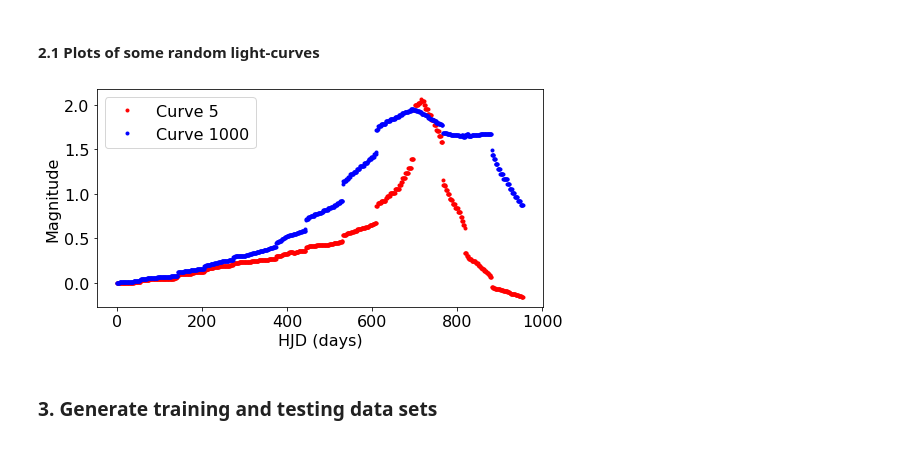
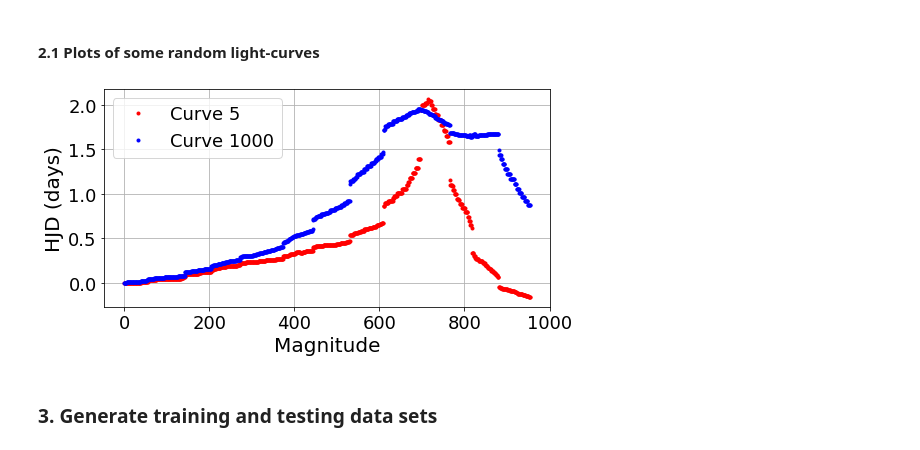
Before and after one commit to SoumyaShreeram/Microlensing_with_NeuralNets, a Jupyter notebook: 03_Optimizing_and_testing_NNs.ipynb, the cells around one changed output. Drawn from its saved outputs; the diff is of its cells as text; code cells hidden in the pictures.

```diff
--- a/03_Optimizing_and_testing_NNs.ipynb
+++ b/03_Optimizing_and_testing_NNs.ipynb
@@ -65,8 +65,8 @@ data_dir = r'/content/gdrive/My Drive/training_set_microlensing/'
 # %%
 v_t = [500, 300] # transverse velcity
 v_t_idx = 0 # choose index value for the velocity you would like (0 or 1)
-r_0 = [2,4,10,15,20,30,40,60,80,100] # scale radius
-
+r_0 = (2,4,10,15,20,30,40,60,80,100) # scale radius
+output_class_names = [str(r) for r in r_0 ]
 # reloads the file if any changes are made in the methods
 importlib.reload(dat)
 # %% [output]
@@ -94,11 +94,11 @@ for i, rad in enumerate(r_0):
 # %%
 fig, ax = plt.subplots(1, 1, figsize=(8,4))
 n = [5, 1000]
 ax.plot(l_curves[n[0], :], 'r.', label='Curve %i'%(n[0]))
 ax.plot(l_curves[n[1], :], 'b.', label='Curve %i'%(n[1]))
-dat.setLabels(ax, 'Magnitude', 'HJD (days)','')
+dat.setLabels(ax, 'Magnitude', 'HJD (days)', ticks=True, legend=True)
 # %% [output]
-[figure, old version]
+[figure, new version]
 # %% [markdown]
 ### 3. Generate training and testing data sets
 # %%
```
Also changed, not shown: parts of 14 cells of this notebook.
